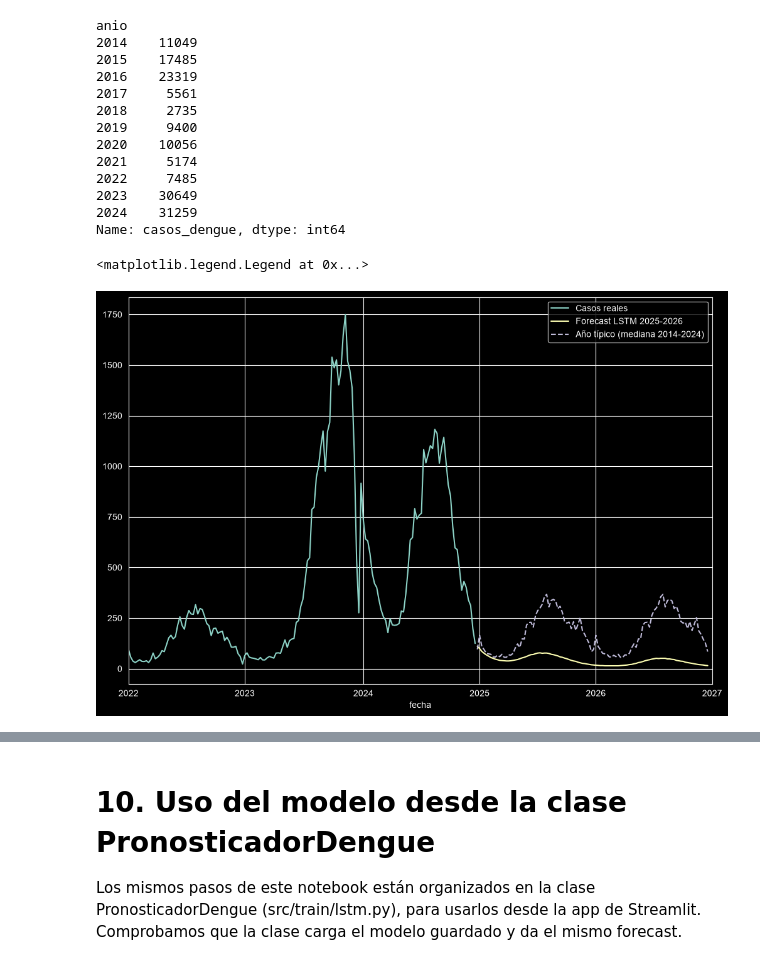
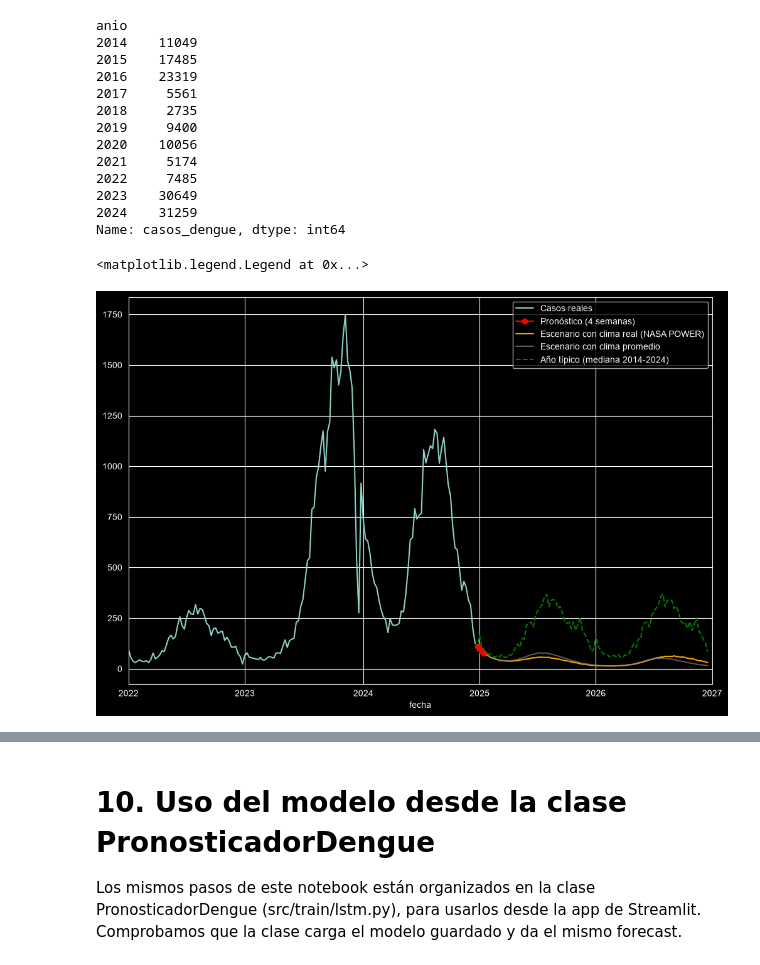
Before and after one commit to DiegoMonteroCRC/VectorIA, a Jupyter notebook: notebooks/03_LSTM_Casos.ipynb, the cells around one changed output, grey strips where cells are left out. Drawn from its saved outputs; the diff is of its cells as text; code cells hidden in the pictures.

Commit message:
LSTM: pronóstico de 4 semanas y escenarios 2025-2026 con clima real de NASA POWER

```diff
--- a/notebooks/03_LSTM_Casos.ipynb
+++ b/notebooks/03_LSTM_Casos.ipynb
@@ -593,0 +601,3 @@ Hay un problema: el modelo también necesita el clima de esas semanas, y no lo t
+# %%
+clima_nasa = pd.read_csv('../data/processed/clima_nasa_2025_2026.csv', index_col='fecha_inicio_semana', parse_dates=True)
+clima_nasa['log_lluvia'] = np.log1p(clima_nasa['lluvia_mm']) # Igual que en el EDA
@@ -660,0 +703,3 @@ forecast_largo.head(8)
+# %%
+escenario_real = escenario(clima_nasa)  # Clima real de NASA POWER
+escenario_promedio = escenario()        # Clima promedio de cada semana
@@ -663,4 +729,4 @@ Para tener una referencia, comparamos con un "año típico": la mediana de los c
 # %%
 # Año típico: mediana de los casos de cada semana epidemiológica (2014-2024)
 mediana_semana = df.groupby('semana_epi')['casos_dengue'].median()
-forecast_largo['Año típico'] = forecast_largo['semana_epi'].map(mediana_semana)
+escenario_real['Año típico'] = escenario_real['semana_epi'].map(mediana_semana)
@@ -689,12 +759,18 @@ anio
 2024    31259
 Name: casos_dengue, dtype: int64
 # %%
-#Unimos los datos reales y el pronóstico de 2025-2026 en la misma figura
+#Unimos los datos reales, el pronóstico y los escenarios en la misma figura
+pronostico_4 = escenario_real[escenario_real['Tipo'] == 'Pronóstico']['Forecast']
+escenario_r = escenario_real[escenario_real['Tipo'] == 'Escenario']['Forecast']
+escenario_p = escenario_promedio[escenario_promedio['Tipo'] == 'Escenario']['Forecast']
+
 ax = df['casos_dengue'].plot(figsize=(12,8), label='Casos reales')
-forecast_largo['Forecast'].plot(ax=ax, label='Forecast LSTM 2025-2026')
-forecast_largo['Año típico'].plot(ax=ax, style='--', label='Año típico (mediana 2014-2024)')
+pronostico_4.plot(ax=ax, marker='o', color='red', label='Pronóstico (4 semanas)')
+escenario_r.plot(ax=ax, color='orange', label='Escenario con clima real (NASA POWER)')
+escenario_p.plot(ax=ax, color='gray', alpha=0.7, label='Escenario con clima promedio')
+escenario_real['Año típico'].plot(ax=ax, style='--', color='green', label='Año típico (mediana 2014-2024)')
 plt.xlim('2022-01-01','2027-01-01')
 plt.legend()
 # %% [output]
 <matplotlib.legend.Legend at 0x...>
-[figure, old version]
+[figure, new version]
```
Also changed, not shown: parts of 34 cells of this notebook, 3 other files.
